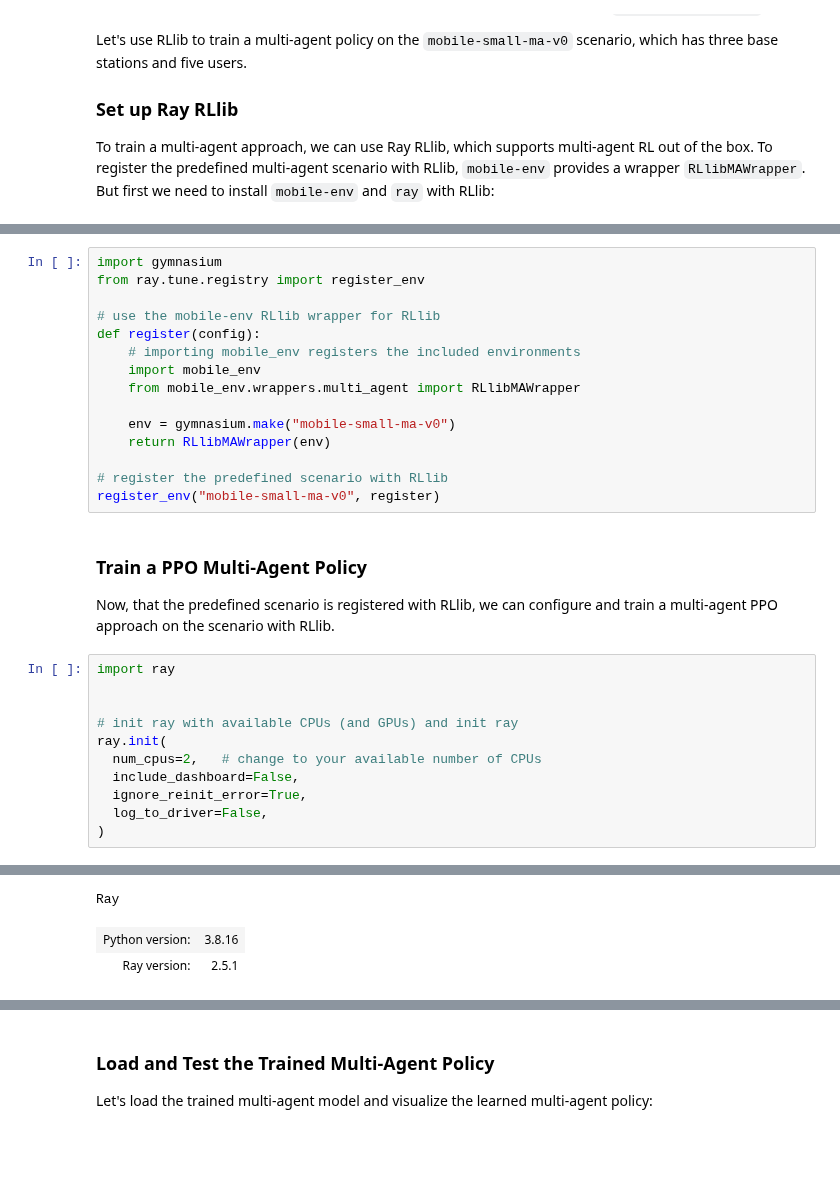
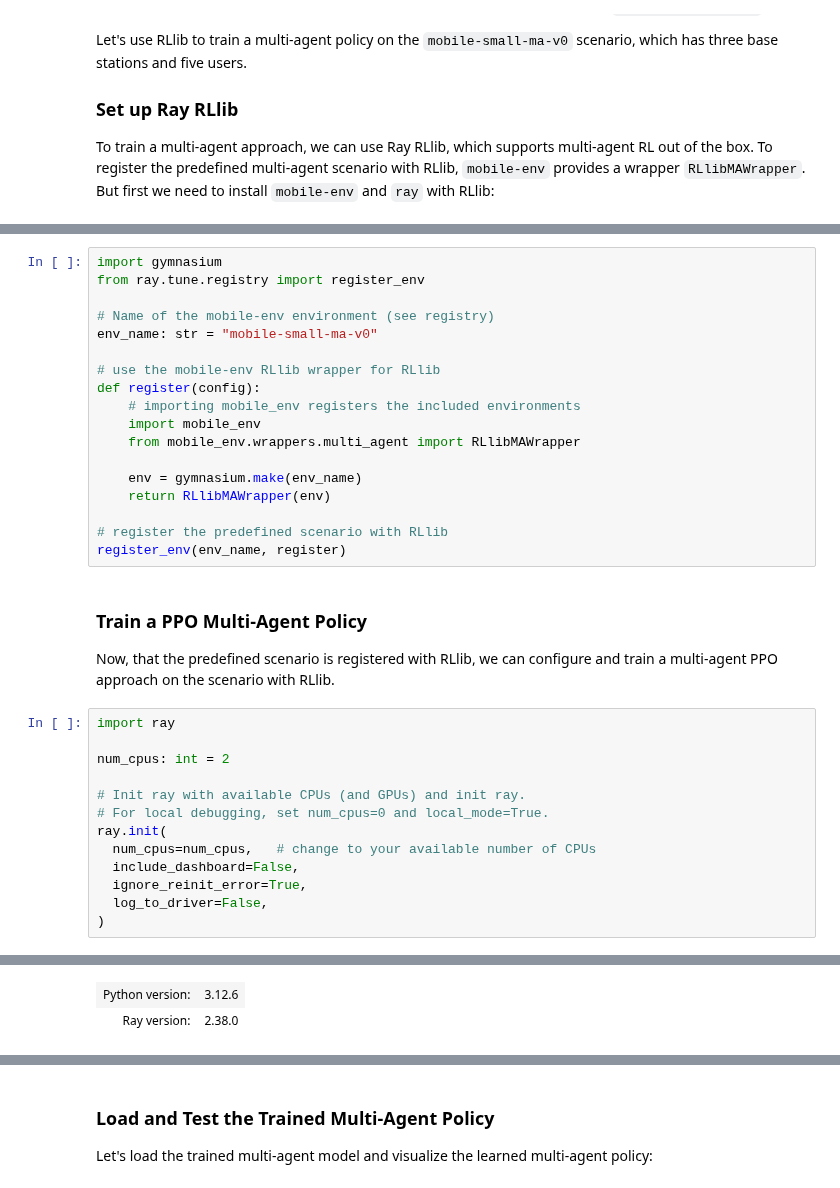
Before and after one commit to stefanbschneider/mobile-env, a Jupyter notebook: examples/rllib.ipynb, the cells around one changed output, grey strips where cells are left out. Saved outputs shown, nothing was run; the diff lists cells and outputs as text; blank space fills up the shorter version.

```diff
--- a/examples/rllib.ipynb
+++ b/examples/rllib.ipynb
@@ -62,6 +62,9 @@ Requirement already satisfied: oauthlib>=3.0.0 in c:\users\stbs\.conda\envs\mobi
 # %%
 import gymnasium
 from ray.tune.registry import register_env
+
+# Name of the mobile-env environment (see registry)
+env_name: str = "mobile-small-ma-v0"
 
 # use the mobile-env RLlib wrapper for RLlib
 def register(config):
@@ -69,11 +72,11 @@ def register(config):
     import mobile_env
     from mobile_env.wrappers.multi_agent import RLlibMAWrapper
 
-    env = gymnasium.make("mobile-small-ma-v0")
+    env = gymnasium.make(env_name)
     return RLlibMAWrapper(env)
 
 # register the predefined scenario with RLlib
-register_env("mobile-small-ma-v0", register)
+register_env(env_name, register)
 # %% [markdown]
 ### Train a PPO Multi-Agent Policy
 
@@ -81,10 +84,12 @@ Now, that the predefined scenario is registered with RLlib, we can configure and
 # %%
 import ray
 
+num_cpus: int = 2
 
-# init ray with available CPUs (and GPUs) and init ray
+# Init ray with available CPUs (and GPUs) and init ray.
+# For local debugging, set num_cpus=0 and local_mode=True.
 ray.init(
-  num_cpus=2,   # change to your available number of CPUs
+  num_cpus=num_cpus,   # change to your available number of CPUs
   include_dashboard=False,
   ignore_reinit_error=True,
   log_to_driver=False,
@@ -94,6 +99,5 @@ ray.init(
-Ray
-| Python version: | 3.8.16 |
-| Ray version: | 2.5.1 |
+| Python version: | 3.12.6 |
+| Ray version: | 2.38.0 |
 # %%
 import ray.air
 from ray.rllib.algorithms.ppo import PPOConfig
```
Also changed, not shown: parts of 7 cells of this notebook, 10 other files.
